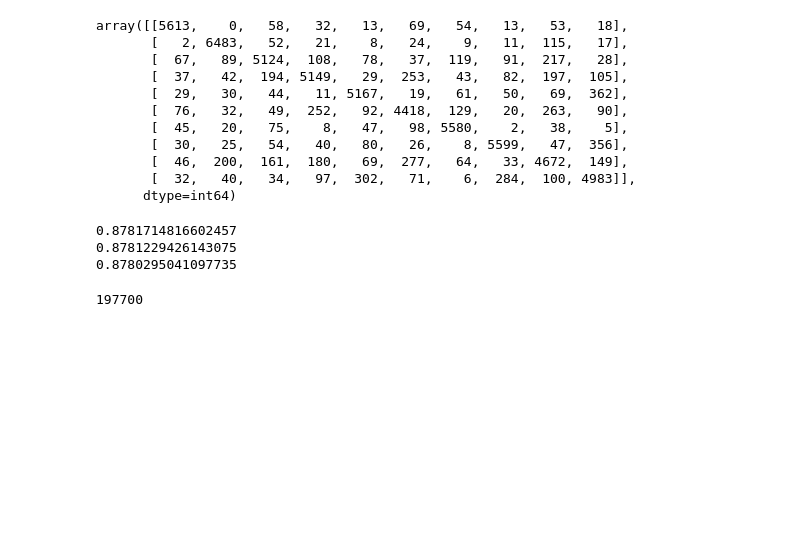
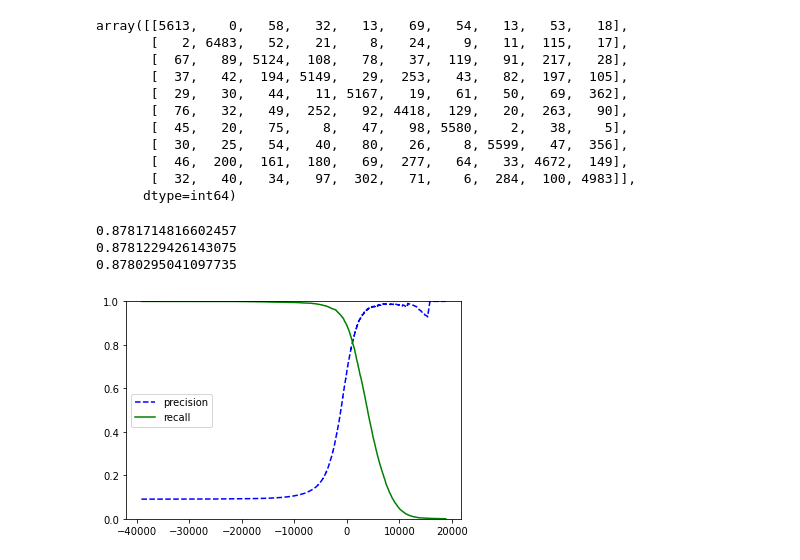
Before and after one commit to office-diet/sklearn_tensorflow_jissen, a Jupyter notebook: chapter03.ipynb, the cells around one changed output. Saved outputs shown, nothing was run; the diff lists cells and outputs as text; code cells hidden in the pictures; blank space fills up the shorter version.

```diff
--- a/chapter03.ipynb
+++ b/chapter03.ipynb
@@ -53,9 +53,12 @@ plt.show()
 # %%
 X_train, X_test, y_train, y_test = X[:60000], X[60000:], y[:60000], y[60000:]
 # %%
+y_train_5 = (y_train=="5")
+y_test_5 = (y_test=="5")
+
 from sklearn.linear_model import SGDClassifier
 sgd_clf = SGDClassifier(random_state=42)
-sgd_clf.fit(X_train, y_train)
+sgd_clf.fit(X_train, y_train_5)
 # %% [output]
 SGDClassifier(random_state=42)
 # %%
@@ -115,20 +118,17 @@ print(f1_score(y_train, y_train_pred, average="macro"))
 # %%
 import numpy as np
 y_scores = sgd_clf.decision_function(X_train)
-np.argmax(y_scores)
-# %% [output]
-197700
 # %%
-# 2項分類でしか使用できません！！
+from sklearn.metrics import precision_recall_curve
+precisions, recalls, thresholds = precision_recall_curve(y_train_5, y_scores)
 
-# from sklearn.metrics import precision_recall_curve
-# presicions, recalls, thresholds = precision_recall_curve(y_train, y_scores)
+def plot_precision_recall_vs_threshold(precisions, recalls, thresholds):
+    plt.plot(thresholds, precisions[:-1], "b--", label="precision")
+    plt.plot(thresholds, recalls[:-1], "g-", label="recall")
+    plt.legend(loc="center left")
+    plt.ylim([0, 1])
 
-# def plot_precision_recall_vs_threshold(precisions, recalls, thresholds):
-#     plt.plot(thresholds, precisions[:-1], "b--", label="precision")
-#     plt.plot(thresholds, recalls[:-1], "g-", label="recall")
-#     plt.legend(loc="center left")
-#     plt.ylim([0, 1])
-
-# plot_precision_recall_vs_threshold(precisions, recalls, thresholds)
-# plt.show()
+plot_precision_recall_vs_threshold(precisions, recalls, thresholds)
+plt.show()
+# %% [output]
+[figure, added]
```
Also changed, not shown: parts of 1 cell of this notebook.
